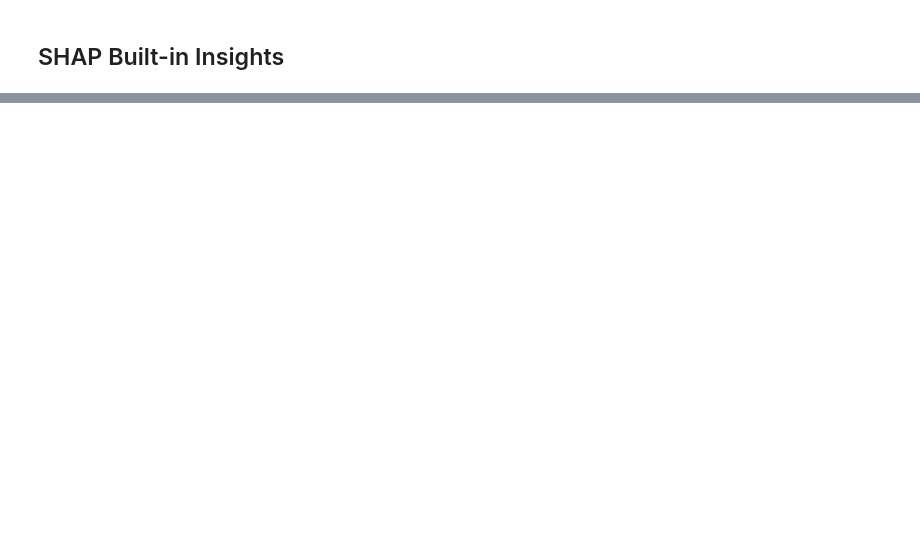
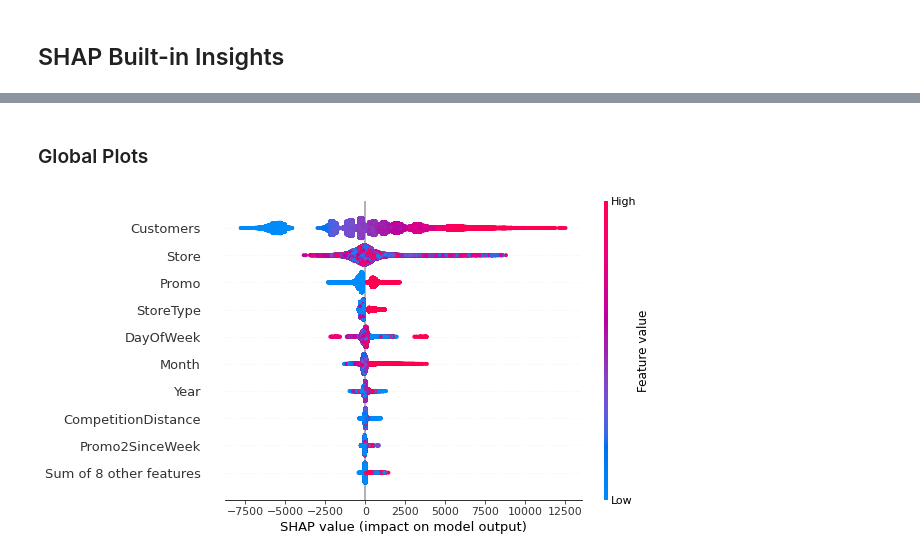
Before and after one commit to hanhanwu/Hanhan_Data_Science_Practice, a Jupyter notebook: Better4Industry/shap_advance/shap_agg_insights.ipynb, the cells around one changed output, grey strips where cells are left out. Saved outputs shown, nothing was run; the diff lists cells and outputs as text; code cells hidden in the pictures; blank space fills up the shorter version.

```diff
--- a/Better4Industry/shap_advance/shap_agg_insights.ipynb
+++ b/Better4Industry/shap_advance/shap_agg_insights.ipynb
@@ -129,0 +141,6 @@ shap.plots.waterfall(exp[idx])
+# %% [markdown]
+### Global Plots
+# %%
+shap.plots.beeswarm(exp)
+# %% [output]
+[figure, added]
```
Also changed, not shown: parts of 14 cells of this notebook.
